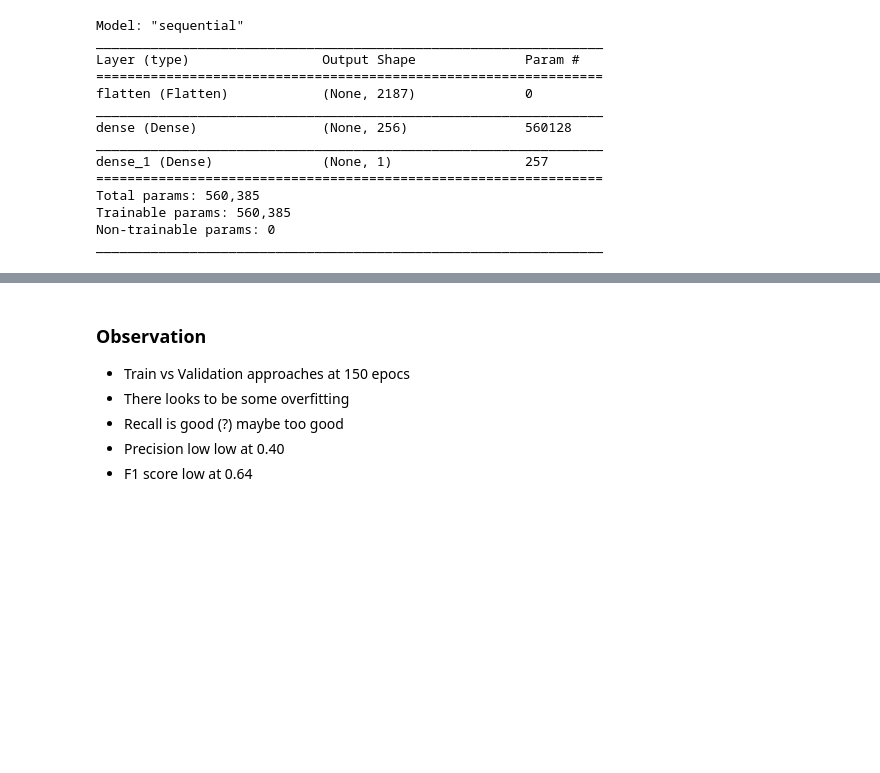
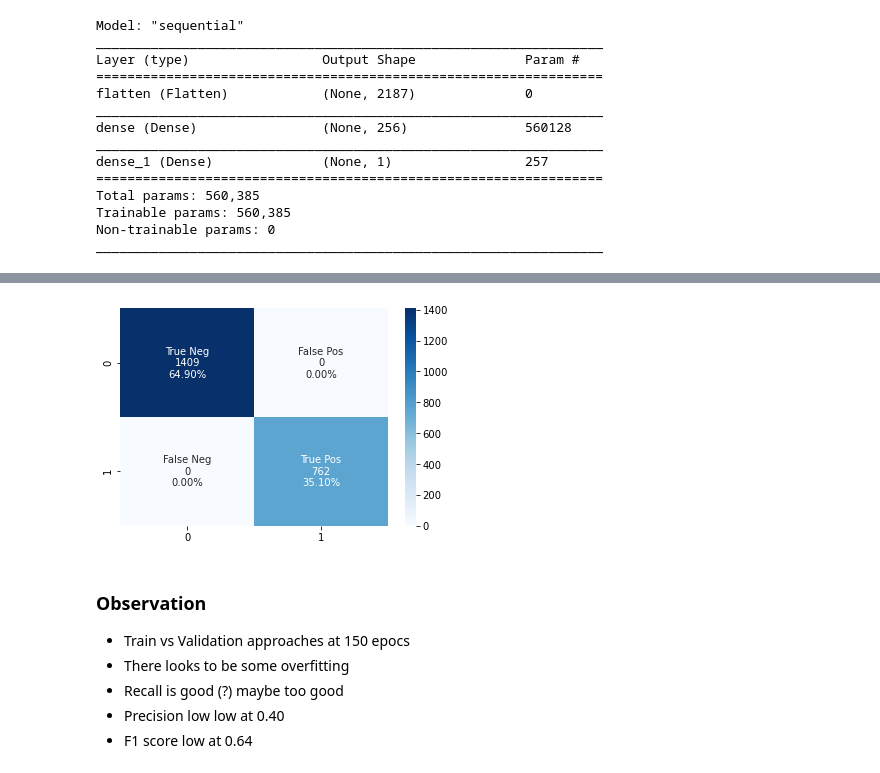
Before and after one commit to simonb65/COSC2673-A2, a Jupyter notebook: Ass2-Part1.ipynb, the cells around one changed output, grey strips where cells are left out. Saved outputs shown, nothing was run; the diff lists cells and outputs as text; code cells hidden in the pictures; blank space fills up the shorter version.

```diff
--- a/Ass2-Part1.ipynb
+++ b/Ass2-Part1.ipynb
@@ -435,0 +370,5 @@ weighted avg       0.11      0.34      0.17       233
+# %%
+test_y = testData['isCancerous'].astype('int')
+
+pred_y_base = model_base.predict(test_generator, batch_size=64, verbose=1)
+pred_y_base = np.argmax(pred_y_base, axis=1)
@@ -436,3 +388,7 @@ weighted avg       0.11      0.34      0.17       233
+# %%
+PlotConfusionMatrix(test_y, pred_y_base)
+# %% [output]
+[figure, added]
 # %% [markdown]
 ### Observation
 * Train vs Validation approaches at 150 epocs
```
Also changed, not shown: parts of 55 cells of this notebook.
